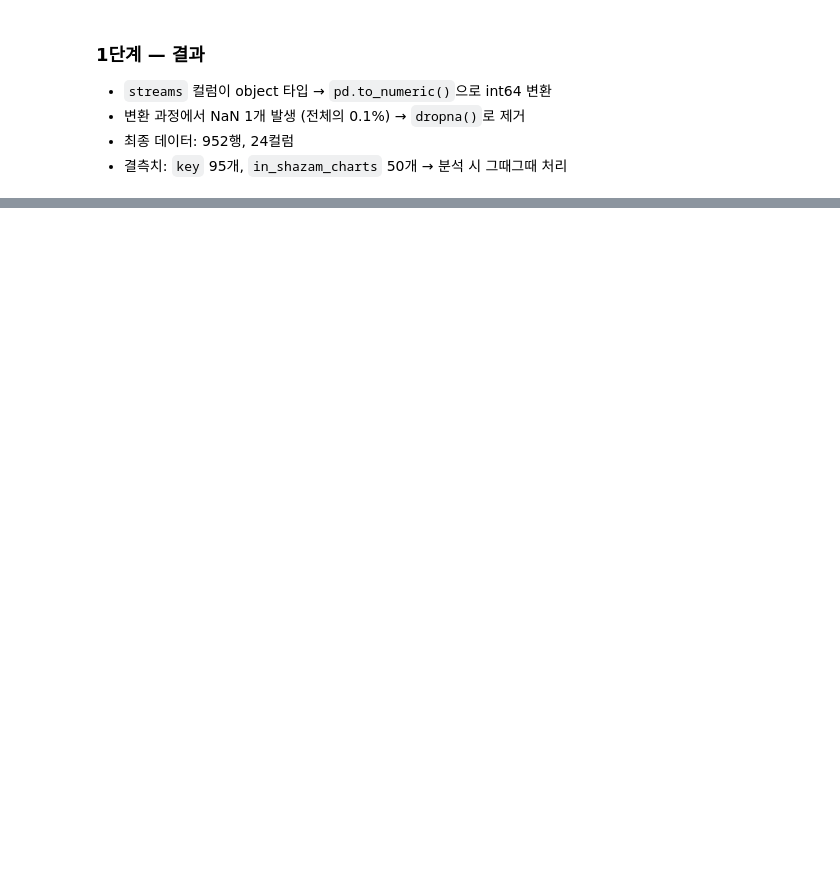
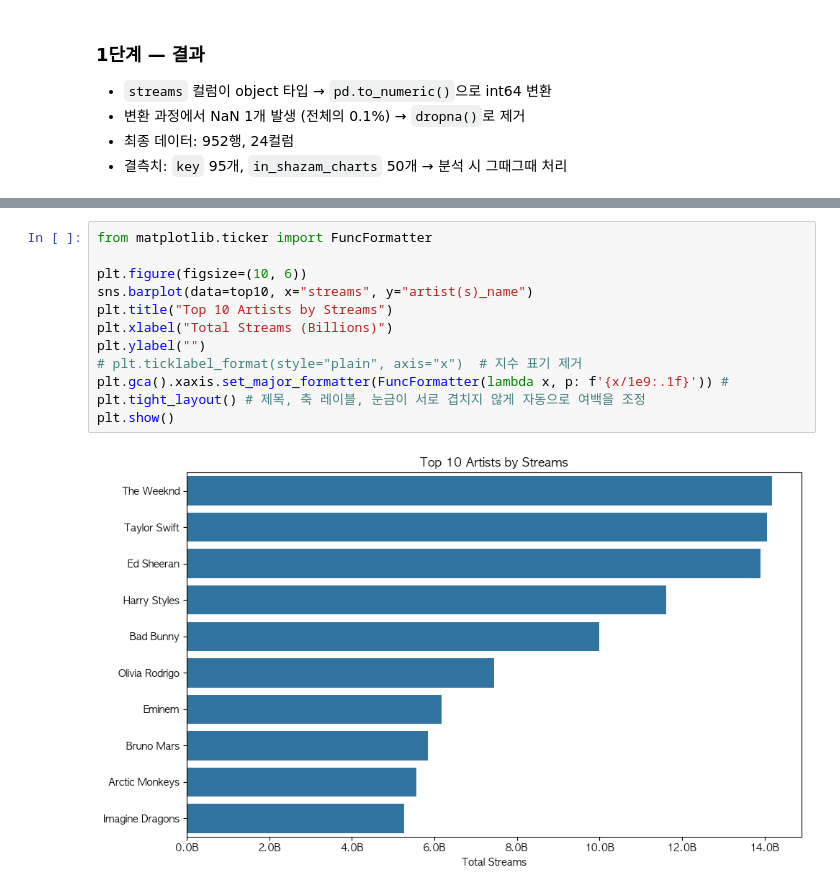
Before and after one commit to okzzinkyo/spotify-eda, a Jupyter notebook: spotify_eda.ipynb, the cells around one changed output, grey strips where cells are left out. Drawn from its saved outputs; the diff is of its cells as text; blank space fills up the shorter version.

```diff
--- a/spotify_eda.ipynb
+++ b/spotify_eda.ipynb
@@ -116,0 +80,14 @@ print(df.shape)
+# %%
+from matplotlib.ticker import FuncFormatter
+
+plt.figure(figsize=(10, 6))
+sns.barplot(data=top10, x="streams", y="artist(s)_name")
+plt.title("Top 10 Artists by Streams")
+plt.xlabel("Total Streams (Billions)")
+plt.ylabel("")
+# plt.ticklabel_format(style="plain", axis="x")  # 지수 표기 제거
+plt.gca().xaxis.set_major_formatter(FuncFormatter(lambda x, p: f'{x/1e9:.1f}')) #
+plt.tight_layout() # 제목, 축 레이블, 눈금이 서로 겹치지 않게 자동으로 여백을 조정
+plt.show()
+# %% [output]
+[figure, added]
```
Also changed, not shown: parts of 10 cells of this notebook.
